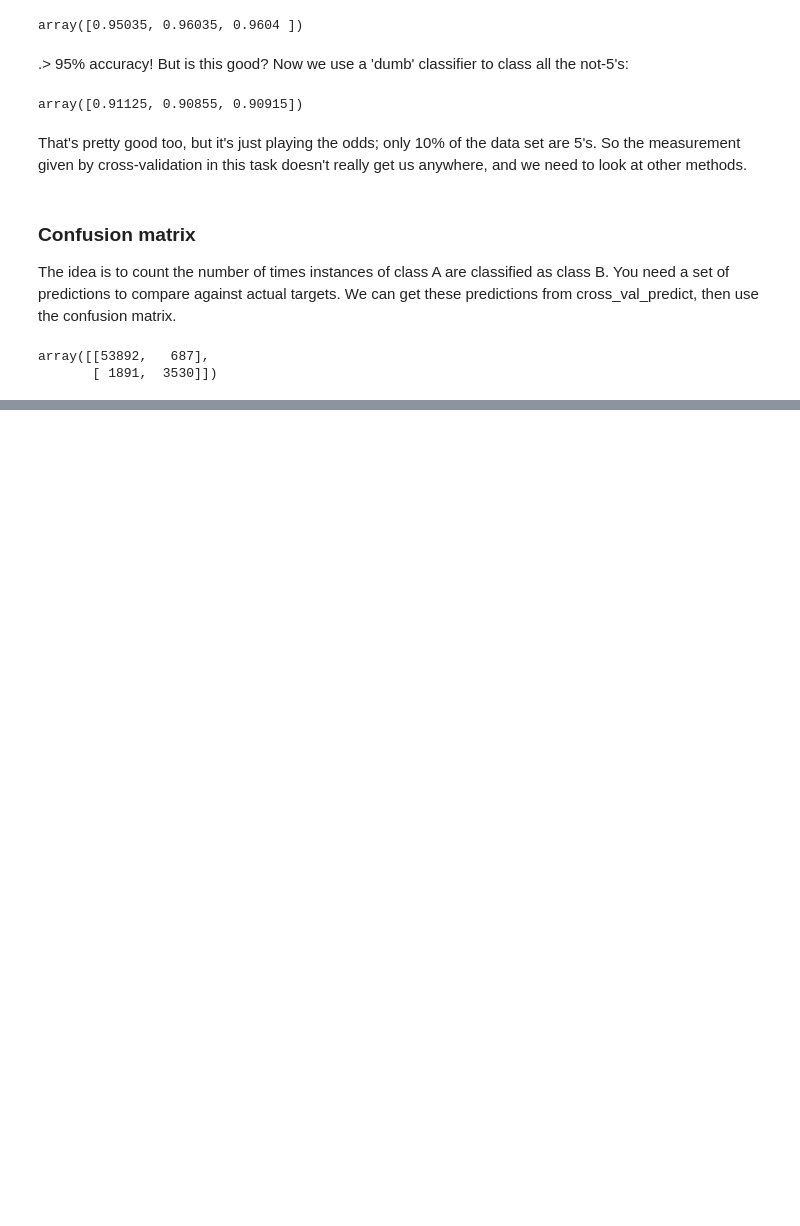
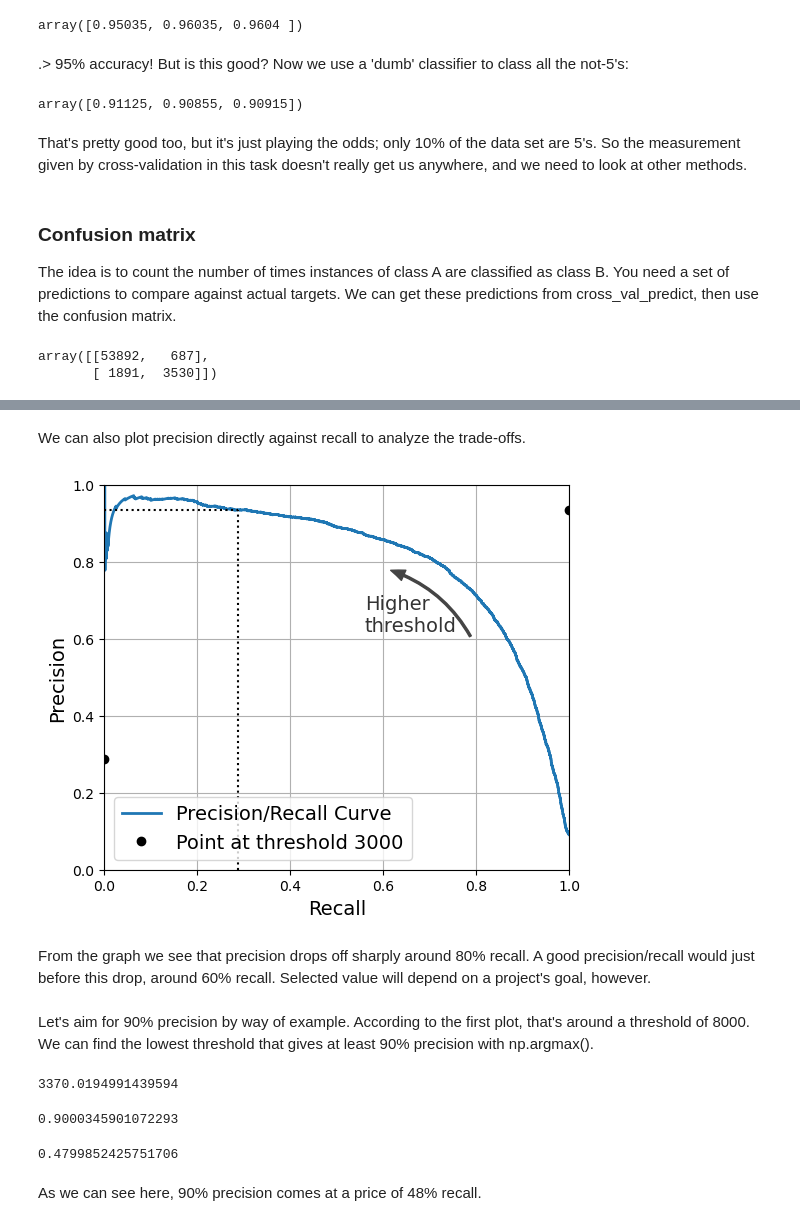
Before and after one commit to ewiggestriger/classification_digit_OCR, a Jupyter notebook: classification.ipynb, the cells around one changed output, grey strips where cells are left out. Saved outputs shown, nothing was run; the diff lists cells and outputs as text; code cells hidden in the pictures; blank space fills up the shorter version.

```diff
--- a/classification.ipynb
+++ b/classification.ipynb
@@ -147,0 +223,45 @@ array([[53892,   687],
+# %% [markdown]
+We can also plot precision directly against recall to analyze the trade-offs.
+# %%
+# we will add some code to superimpose an arrow and text onto the plot to better explain it
+plt.figure(figsize=(6, 5))
+plt.plot(recalls, precisions, linewidth=2, label='Precision/Recall Curve')
+
+import matplotlib.patches as patches
+plt.plot([recalls[idx], recalls[idx]], [0., precisions[idx]], "k:")
+plt.plot([0.0, recalls[idx]], [precisions[idx], precisions[idx]], "k:")
+plt.plot([recalls[idx], precisions[idx]], "ko", label='Point at threshold 3000')
+plt.gca().add_patch(patches.FancyArrowPatch((0.79, 0.60), (0.61, 0.78), connectionstyle="arc3,rad=.2",
+                                            arrowstyle="Simple, tail_width=1.5, head_width=8, head_length=10",
+                                            color="#444444"))
+plt.text(0.56, 0.62, "Higher\nthreshold", color="#333333")
+plt.xlabel("Recall")
+plt.ylabel("Precision")
+plt.axis([0, 1, 0, 1])
+plt.grid()
+plt.legend(loc="lower left")
+plt.savefig("precision_vs_recall_plot")
+
+plt.show()
+# %% [output]
+[figure, added]
+# %% [markdown]
+From the graph we see that precision drops off sharply around 80% recall. A good precision/recall would just before this drop, around 60% recall. Selected value will depend on a project's goal, however.
+# %% [markdown]
+Let's aim for 90% precision by way of example. According to the first plot, that's around a threshold of 8000. We can find the lowest threshold that gives at least 90% precision with np.argmax().
+# %%
+threshold_90_precision = thresholds[np.argmax(precisions >= 0.90)]
+threshold_90_precision
+# %% [output]
+3370.0194991439594
+# %%
+y_train_pred_90 = (y_scores >= threshold_90_precision)
+precision_score(y_train_5, y_train_pred_90)
+# %% [output]
+0.9000345901072293
+# %%
+recall_score(y_train_5, y_train_pred_90)
+# %% [output]
+0.4799852425751706
+# %% [markdown]
+As we can see here, 90% precision comes at a price of 48% recall.
```
Also changed, not shown: parts of 62 cells of this notebook, 8 other files.
